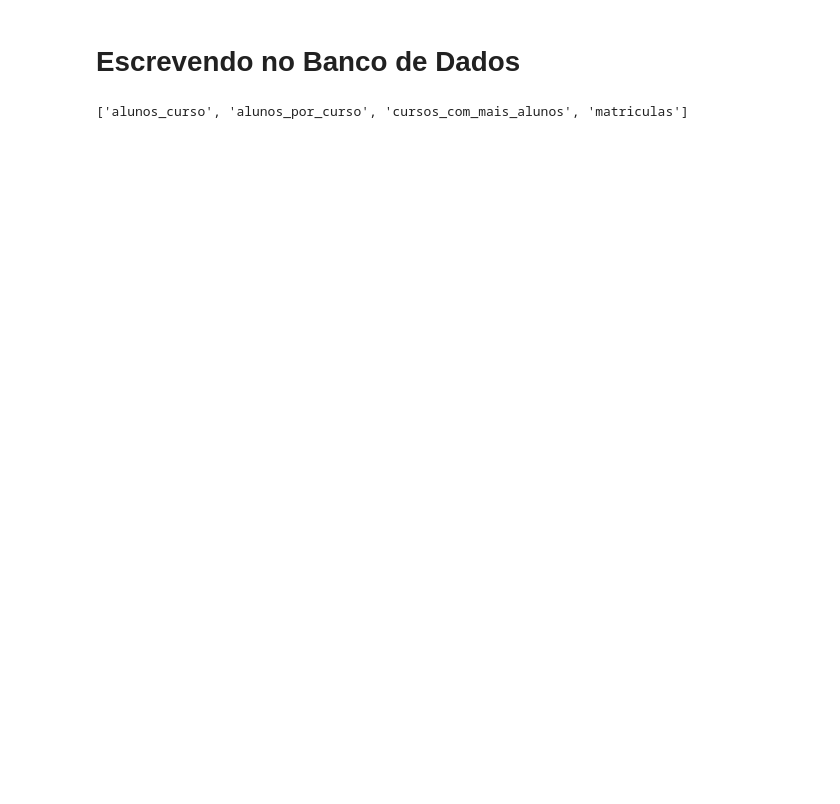
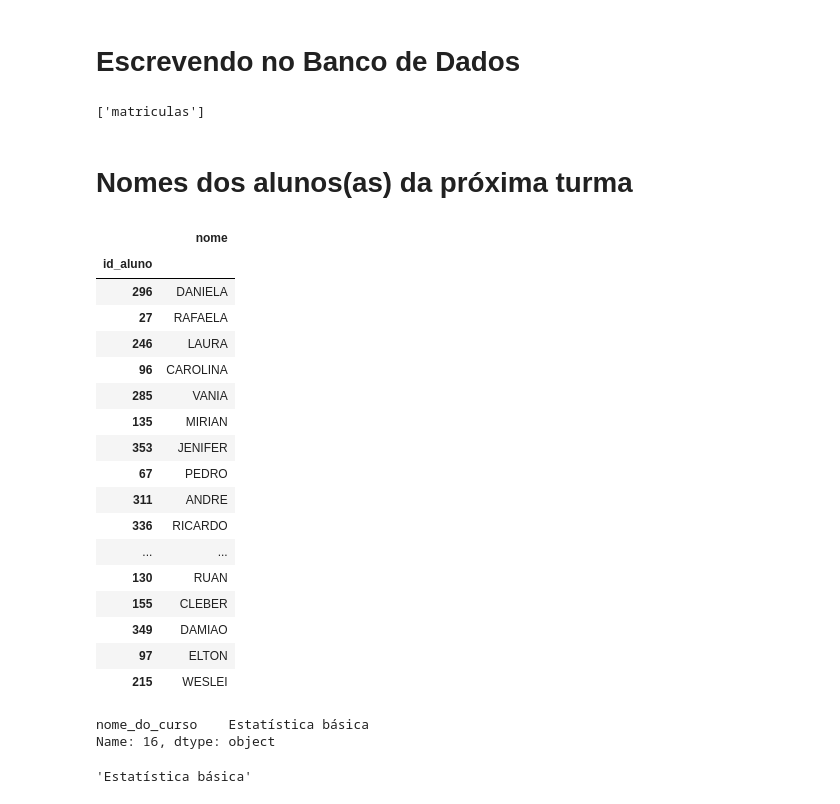
Before and after one commit to jba93/dados_escolares, a Jupyter notebook: escola_python.ipynb, the cells around one changed output. Cells and saved outputs as stored; diff of their text form; code cells hidden in the pictures; blank space fills up the shorter version.

Commit message:
Inclusão de nome de alunos da próxima turma

```diff
--- a/escola_python.ipynb
+++ b/escola_python.ipynb
@@ -276,7 +260,43 @@ cursos_com_mais_alunos = alunos_por_curso.query('quantidade_alunos > 80')
 # Escrevendo no Banco de Dados
 # %%
 cursos_com_mais_alunos.to_sql('cursos_com_mais_alunos', con=engine)
-# %%
-print(engine.table_names())
-# %% [output]
-['alunos_curso', 'alunos_por_curso', 'cursos_com_mais_alunos', 'matriculas']
+# %%
+print(inspector.get_table_names())
+# %% [output]
+['matriculas']
+# %% [markdown]
+# Nomes dos alunos(as) da próxima turma
+# %%
+id_curso = 16
+proxima_turma = matriculas.query('id_curso == {}'.format(id_curso))
+proxima_turma.set_index('id_aluno').join(nomes.set_index('id_aluno'))['nome'].to_frame()
+# %% [output]
+|  | nome |
+| id_aluno |  |
+| 296 | DANIELA |
+| 27 | RAFAELA |
+| 246 | LAURA |
+| 96 | CAROLINA |
+| 285 | VANIA |
+| 135 | MIRIAN |
+| 353 | JENIFER |
+| 67 | PEDRO |
+| 311 | ANDRE |
+| 336 | RICARDO |
+| ... | ... |
+| 130 | RUAN |
+| 155 | CLEBER |
+| 349 | DAMIAO |
+| 97 | ELTON |
+| 215 | WESLEI |
+# %%
+nome_curso = cursos.loc[id_curso]
+nome_curso
+# %% [output]
+nome_do_curso    Estatística básica
+Name: 16, dtype: object
+# %%
+nome_curso = nome_curso.nome_do_curso
+nome_curso
+# %% [output]
+'Estatística básica'
```
Also changed, not shown: parts of 13 cells of this notebook.
